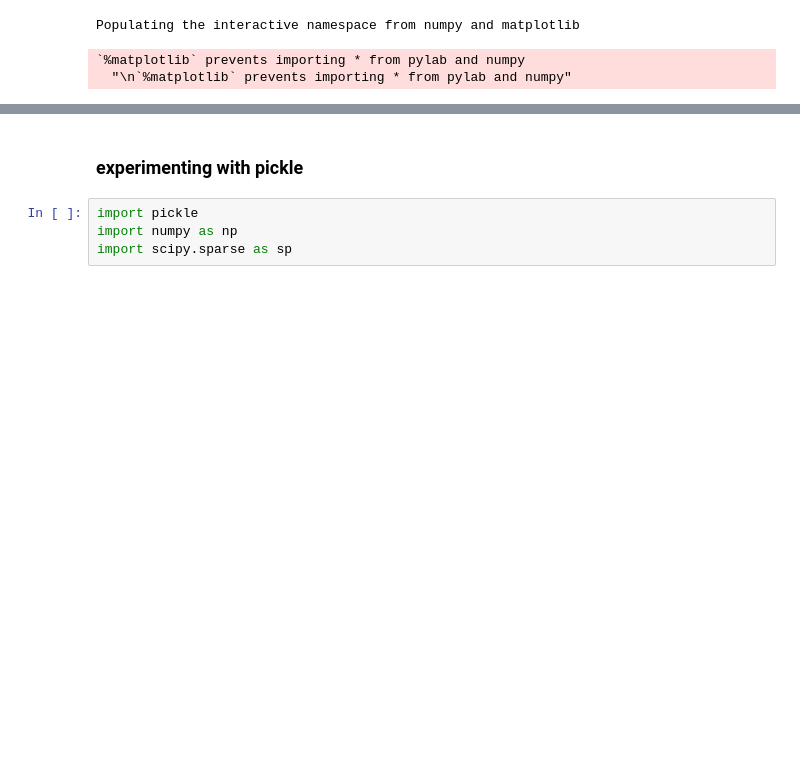
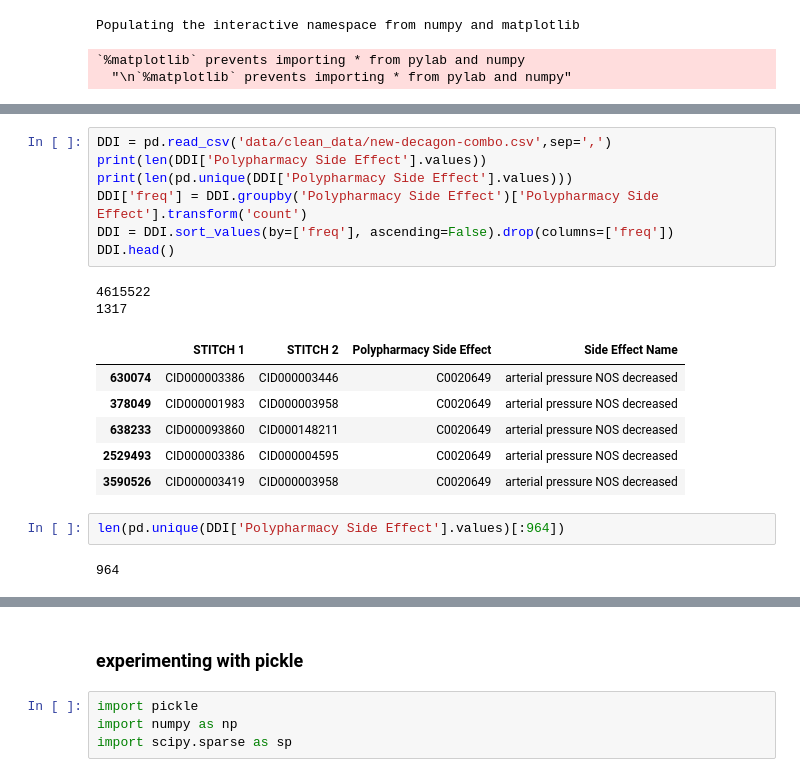
Before and after one commit to diitaz93/Master-Thesis, a Jupyter notebook: sandbox.ipynb, the cells around one changed output, grey strips where cells are left out. Saved outputs shown, nothing was run; the diff lists cells and outputs as text; blank space fills up the shorter version.

```diff
--- a/sandbox.ipynb
+++ b/sandbox.ipynb
@@ -21,0 +42,20 @@ Populating the interactive namespace from numpy and matplotlib
+# %%
+DDI = pd.read_csv('data/clean_data/new-decagon-combo.csv',sep=',')
+print(len(DDI['Polypharmacy Side Effect'].values))
+print(len(pd.unique(DDI['Polypharmacy Side Effect'].values)))
+DDI['freq'] = DDI.groupby('Polypharmacy Side Effect')['Polypharmacy Side Effect'].transform('count')
+DDI = DDI.sort_values(by=['freq'], ascending=False).drop(columns=['freq'])
+DDI.head()
+# %% [output]
+4615522
+1317
+|  | STITCH 1 | STITCH 2 | Polypharmacy Side Effect | Side Effect Name |
+| 630074 | CID000003386 | CID000003446 | C0020649 | arterial pressure NOS decreased |
+| 378049 | CID000001983 | CID000003958 | C0020649 | arterial pressure NOS decreased |
+| 638233 | CID000093860 | CID000148211 | C0020649 | arterial pressure NOS decreased |
+| 2529493 | CID000003386 | CID000004595 | C0020649 | arterial pressure NOS decreased |
+| 3590526 | CID000003419 | CID000003958 | C0020649 | arterial pressure NOS decreased |
+# %%
+len(pd.unique(DDI['Polypharmacy Side Effect'].values)[:964])
+# %% [output]
+964
```
Also changed, not shown: parts of 5 cells of this notebook, 3 other files.
